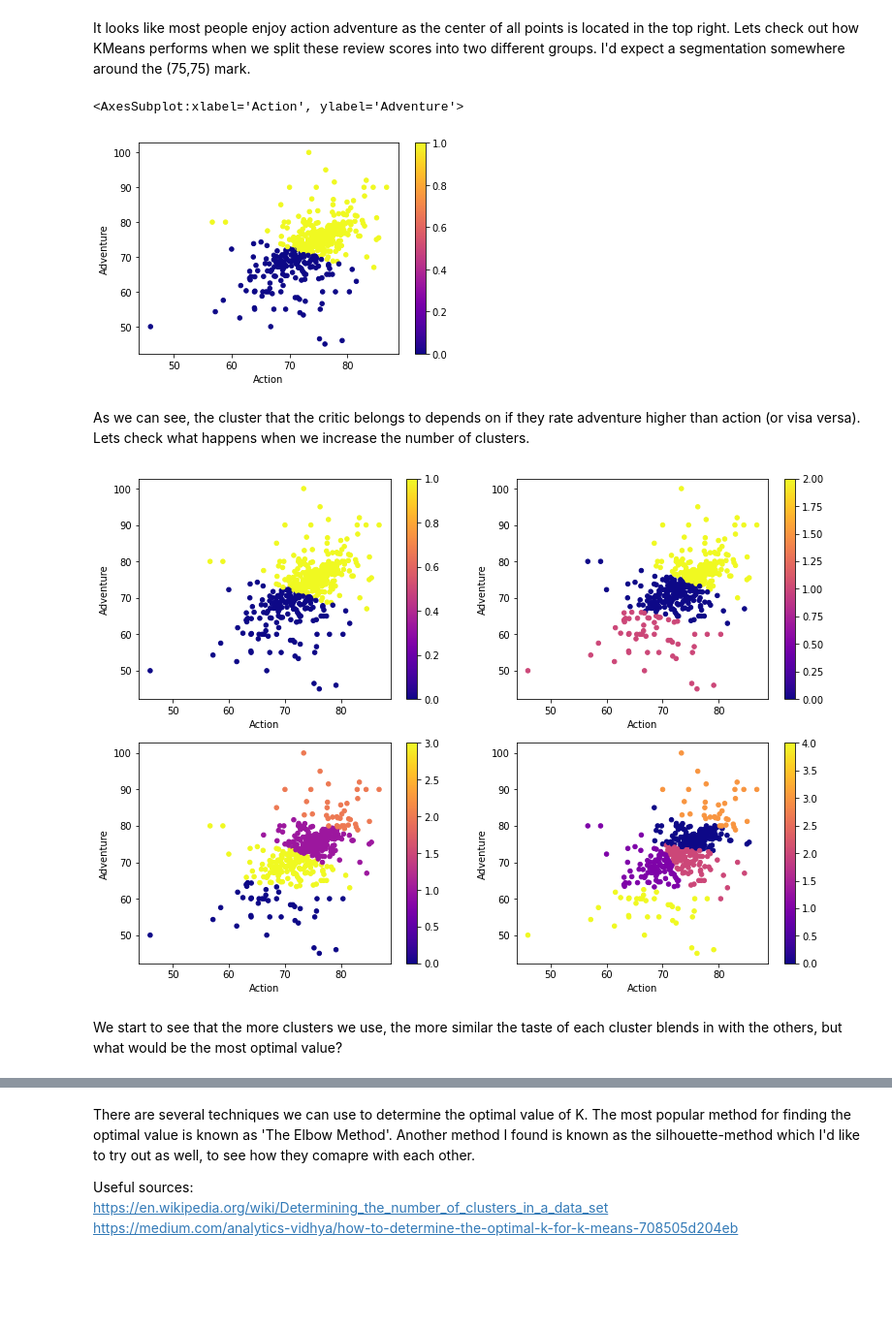
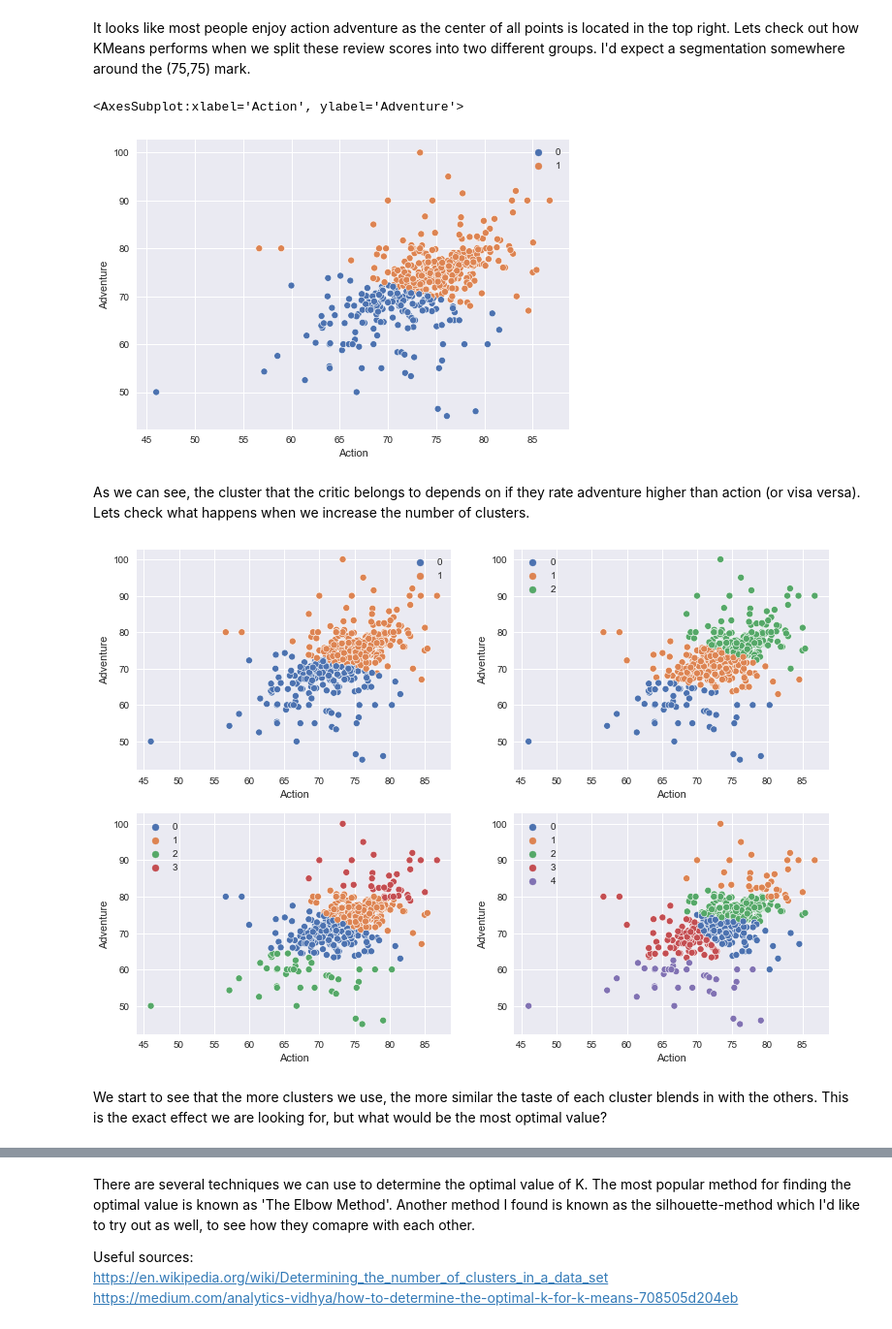
Before and after one commit to i442124/SuperScope, a Jupyter notebook: notebooks/samples/Recommendations_KMeans.ipynb, the cells around one changed output, grey strips where cells are left out. Shown at 97% size. Drawn from its saved outputs; the diff is of its cells as text; code cells hidden in the pictures; blank space fills up the shorter version.

```diff
--- a/notebooks/samples/Recommendations_KMeans.ipynb
+++ b/notebooks/samples/Recommendations_KMeans.ipynb
@@ -21,2 +26,4 @@ from scipy.sparse import coo_matrix, csr_matrix, csc_matrix
+# %%
+plt.style.use('seaborn')
 # %% [markdown]
 ### 2.2 Importing datasets
@@ -102,24 +117,22 @@ It looks like most people enjoy action adventure as the center of all points is
 # %%
 clusterer = KMeans(n_clusters=2)
 predictions = clusterer.fit_predict(action_adventure)
-
-fig, ax = plt.subplots(1, 1)
-action_adventure.plot.scatter(ax=ax, x='Action', y='Adventure', c=predictions, colormap='plasma')
+sns.scatterplot(data=action_adventure, x='Action', y='Adventure', hue=predictions, palette='deep')
 # %% [output]
 <AxesSubplot:xlabel='Action', ylabel='Adventure'>
-[figure, old version]
+[figure, new version]
 # %% [markdown]
 As we can see, the cluster that the critic belongs to depends on if they rate adventure higher than action (or visa versa). Lets check what happens when we increase the number of clusters.
 # %%
 k_values = [2, 3, 4, 5]
 fig, axs = plt.subplots(2, 2, figsize=(12.8, 9.2))
 
 for i, k in enumerate(k_values):
     clusterer = KMeans(n_clusters=k)
     predictions = clusterer.fit_predict(action_adventure)
-    action_adventure.plot.scatter(ax=axs.ravel()[i], x='Action', y='Adventure', c=predictions, colormap='plasma')
+    sns.scatterplot(ax=axs.ravel()[i], data=action_adventure, x='Action', y='Adventure', hue=predictions, palette='deep')
 # %% [output]
-[figure, old version]
+[figure, new version]
 # %% [markdown]
-We start to see that the more clusters we use, the more similar the taste of each cluster blends in with the others, but what would be the most optimal value?
+We start to see that the more clusters we use, the more similar the taste of each cluster blends in with the others. This is the exact effect we are looking for, but what would be the most optimal value?
 # %% [markdown]
```
Also changed, not shown: parts of 66 cells of this notebook, 2 other files.
